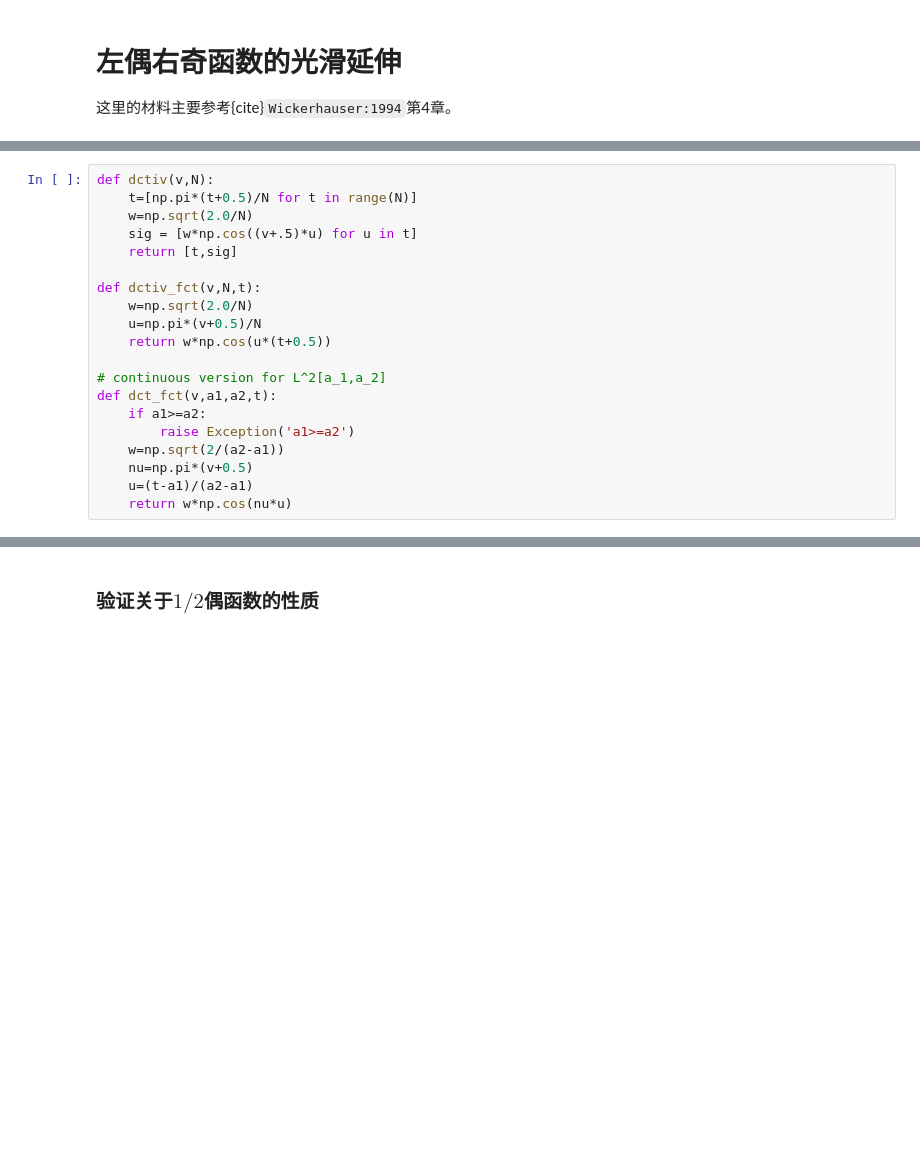
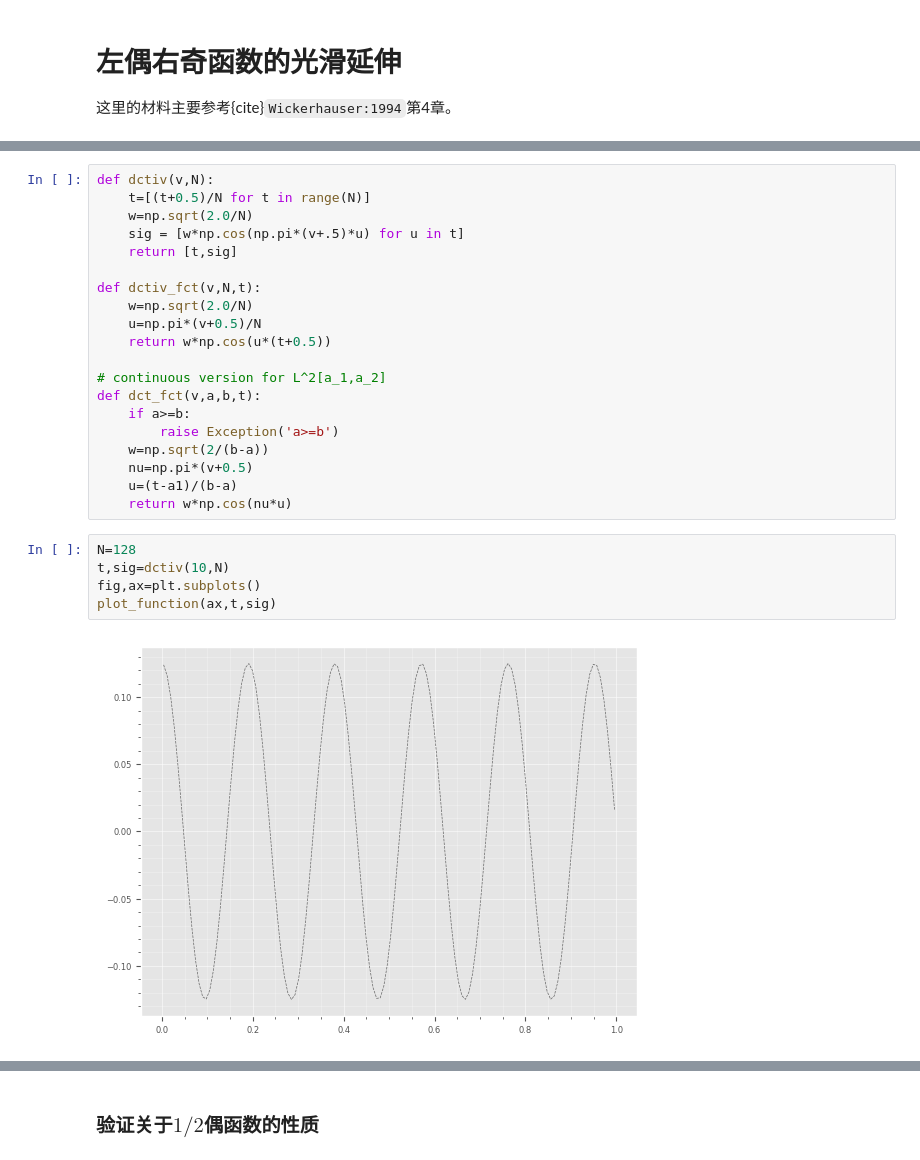
Before and after one commit to blackgolfer/super-qi, a Jupyter notebook: _sources/nb/fft.ipynb, the cells around one changed output, grey strips where cells are left out. Saved outputs shown, nothing was run; the diff lists cells and outputs as text; blank space fills up the shorter version.

```diff
--- a/_sources/nb/fft.ipynb
+++ b/_sources/nb/fft.ipynb
@@ -516,8 +523,8 @@ $$
 # %%
 def dctiv(v,N):
-    t=[np.pi*(t+0.5)/N for t in range(N)]
+    t=[(t+0.5)/N for t in range(N)]
     w=np.sqrt(2.0/N)
-    sig = [w*np.cos((v+.5)*u) for u in t]
+    sig = [w*np.cos(np.pi*(v+.5)*u) for u in t]
     return [t,sig]
 
 def dctiv_fct(v,N,t):
@@ -526,10 +533,17 @@ def dctiv_fct(v,N,t):
     return w*np.cos(u*(t+0.5))
 
 # continuous version for L^2[a_1,a_2]
-def dct_fct(v,a1,a2,t):
-    if a1>=a2:
-        raise Exception('a1>=a2')
-    w=np.sqrt(2/(a2-a1))
+def dct_fct(v,a,b,t):
+    if a>=b:
+        raise Exception('a>=b')
+    w=np.sqrt(2/(b-a))
     nu=np.pi*(v+0.5)
-    u=(t-a1)/(a2-a1)
+    u=(t-a1)/(b-a)
     return w*np.cos(nu*u)
+# %%
+N=128
+t,sig=dctiv(10,N)
+fig,ax=plt.subplots()
+plot_function(ax,t,sig)
+# %% [output]
+[figure, added]
```
Also changed, not shown: parts of 9 cells of this notebook, 17 other files.
